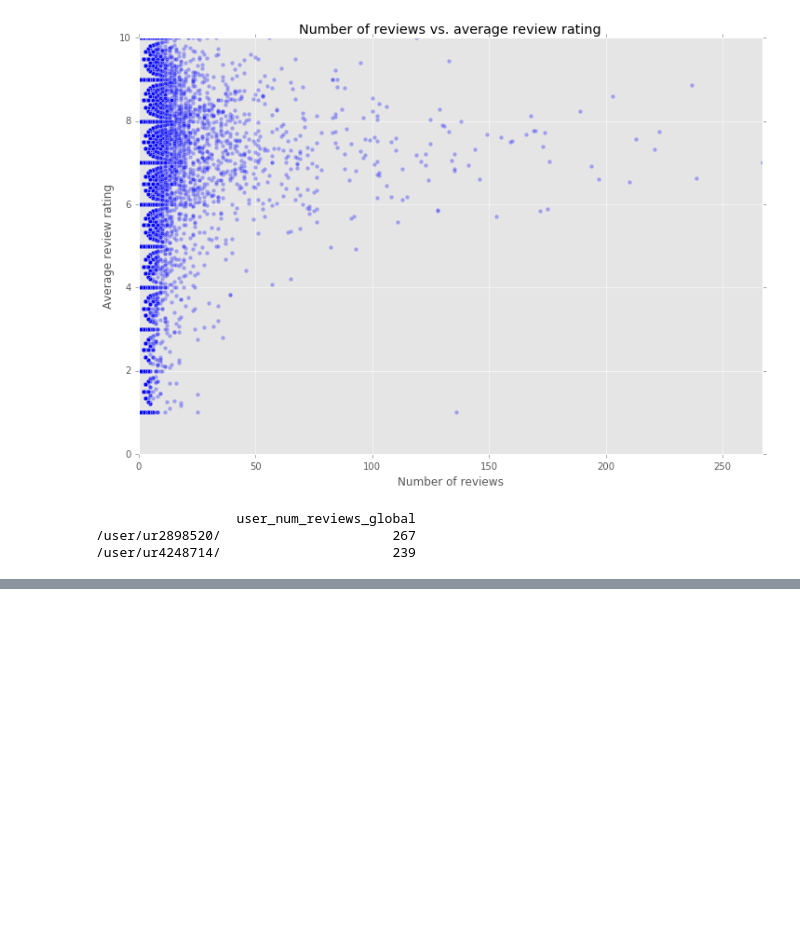
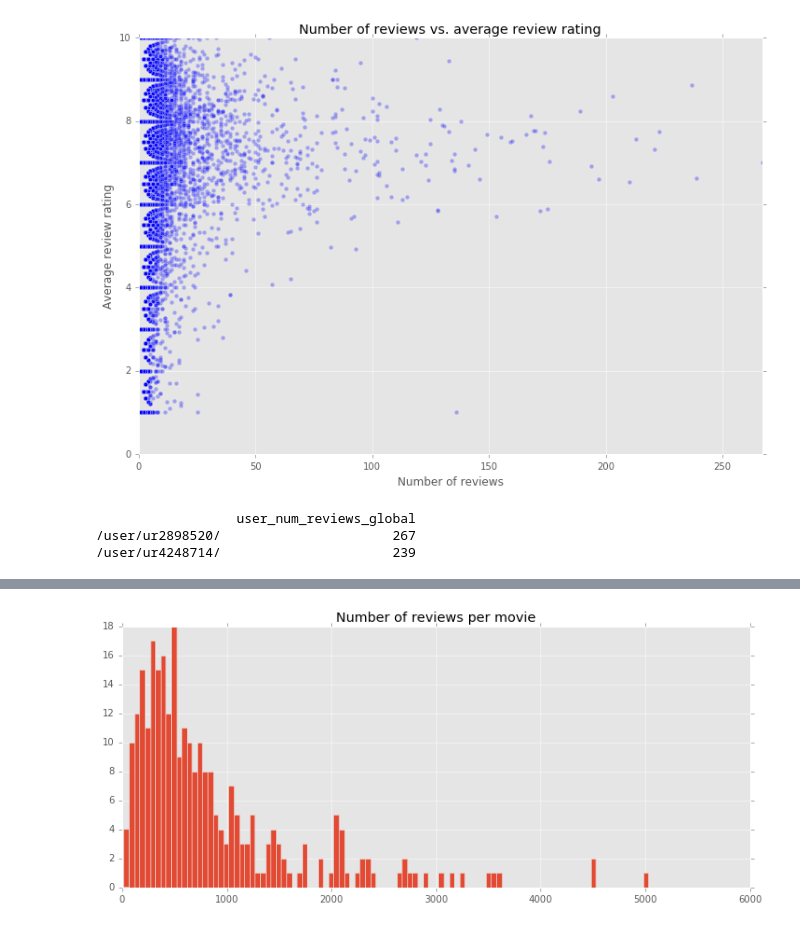
Before and after one commit to nupinion/data_blog, a Jupyter notebook: imdb/5---basic-analysis-using-pandas.ipynb, the cells around one changed output, grey strips where cells are left out. Drawn from its saved outputs; the diff is of its cells as text; code cells hidden in the pictures; blank space fills up the shorter version.

```diff
--- a/imdb/5---basic-analysis-using-pandas.ipynb
+++ b/imdb/5---basic-analysis-using-pandas.ipynb
@@ -162,0 +174,8 @@ pass
+# %%
+data_pivot = pd.pivot_table(data, values='review_rating', index=['movie'], columns=[], aggfunc=[len,np.mean])
+
+data_pivot['len'].hist(bins=100, figsize=(12,5))
+plt.title('Number of reviews per movie')
+pass
+# %% [output]
+[figure, added]
```
Also changed, not shown: parts of 4 cells of this notebook, 1 other file.
